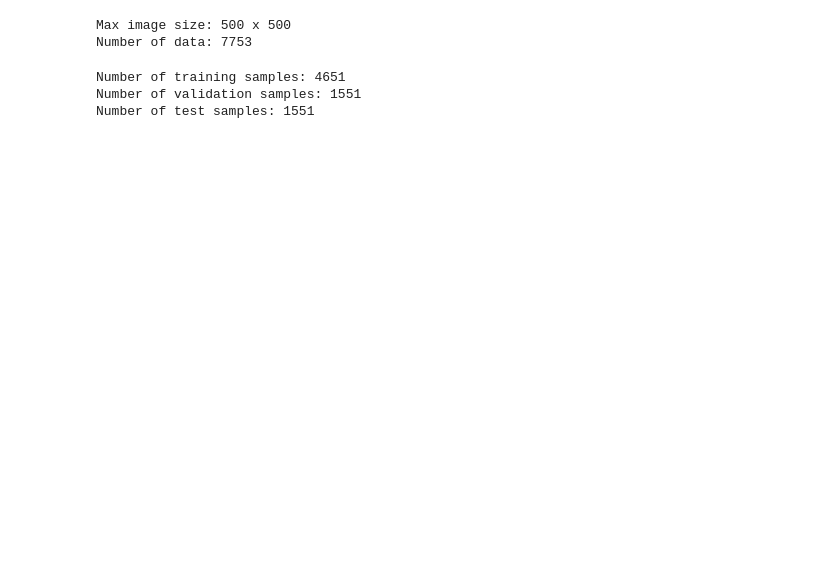
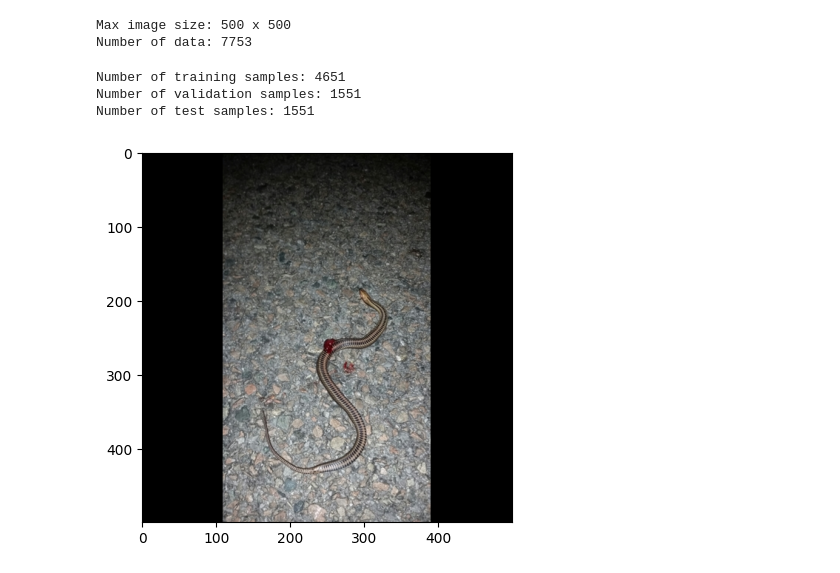
Before and after one commit to jpscardoso97/aipi540-module1, a Jupyter notebook: notebooks/preprocess_experiment.ipynb, the cells around one changed output. Cells and saved outputs as stored; diff of their text form; code cells hidden in the pictures; blank space fills up the shorter version.

Commit message:
Update data_loader.py

```diff
--- a/notebooks/preprocess_experiment.ipynb
+++ b/notebooks/preprocess_experiment.ipynb
@@ -27,21 +33,35 @@ def find_max_image_size(data_dir):
 # %%
-def load_data(data_dir, batch_size=32, resize=False, target_size=(224, 224)):
-    if resize:
+
+def load_data(data_dir, batch_size=32, customized_size=False, target_size=(224, 224)):
+    '''
+        If customized_size is False, the max image size will be used.
+    '''
+    if customized_size:
         transform = transforms.Compose([
-            transforms.Resize(target_size),
-            transforms.Lambda(lambda x: transforms.functional.pad(x, (0, 0, target_size[0] - x.size[0], target_size[1] - x.size[1]), fill=0)),
-            transforms.CenterCrop(target_size),
+            # transforms.Resize(target_size),
+            transforms.Lambda(lambda x: transforms.functional.pad(x, (
+                (target_size[0] - x.size[0]) // 2,
+                (target_size[1] - x.size[1]) // 2,
+                (target_size[0] - x.size[0]) - ((target_size[0] - x.size[0]) // 2),
+                (target_size[1] - x.size[1]) - ((target_size[1] - x.size[1]) // 2)
+            ), fill=0)),
             transforms.ToTensor(),
             # Use ImageNet mean and std temporarily, we can also calculate the mean and std of our dataset
-            transforms.Normalize(mean=[0.485, 0.456, 0.406], std=[0.229, 0.224, 0.225])
+            # transforms.Normalize(mean=[0.485, 0.456, 0.406], std=[0.229, 0.224, 0.225])
         ])
     else:
         max_width, max_height = find_max_image_size(data_dir)
         max_size = (max_width, max_height)
         print('Max image size: {} x {}'.format(max_size[0], max_size[1]))
         transform = transforms.Compose([
-            transforms.Resize(max_size),
-            transforms.Lambda(lambda x: transforms.functional.pad(x, (0, 0, max_size[0] - x.size[0], max_size[1] - x.size[1]), fill=0)),
+            # transforms.Resize(max_size),
+            # transforms.Lambda(lambda x: transforms.functional.pad(x, (0, 0, max_size[0] - x.size[0], max_size[1] - x.size[1]), fill=0)),
+            transforms.Lambda(lambda x: transforms.functional.pad(x, (
+                (max_size[0] - x.size[0]) // 2,
+                (max_size[1] - x.size[1]) // 2,
+                (max_size[0] - x.size[0]) - ((max_size[0] - x.size[0]) // 2),
+                (max_size[1] - x.size[1]) - ((max_size[1] - x.size[1]) // 2)
+            ), fill=0)),
             transforms.ToTensor(),
             # Use ImageNet mean and std temporarily, we can also calculate the mean and std of our dataset
             # transforms.Normalize(mean=[0.485, 0.456, 0.406], std=[0.229, 0.224, 0.225])
@@ -85,7 +105,7 @@ resize_option = False
 # Used if resize_option is True
 target_size = (224, 224)
 
-loaders = load_data(data_dir, resize=resize_option, target_size=target_size)
+loaders = load_data(data_dir, customized_size=resize_option, target_size=target_size)
 # %% [output]
 Max image size: 500 x 500
 Number of data: 7753
@@ -97,3 +117,17 @@ print('Number of test samples: {}'.format(len(loaders['test'].sampler)))
 Number of training samples: 4651
 Number of validation samples: 1551
 Number of test samples: 1551
+# %%
+# show a random sample
+import matplotlib.pyplot as plt
+import numpy as np
+%matplotlib inline
+
+def imshow(img):
+    img = img.numpy().transpose((1, 2, 0))
+    plt.imshow(img)
+
+images, labels = next(iter(loaders['train']))
+imshow(images[0])
+# %% [output]
+[figure, added]
```
Also changed, not shown: parts of 1 cell of this notebook, 1 other file.
